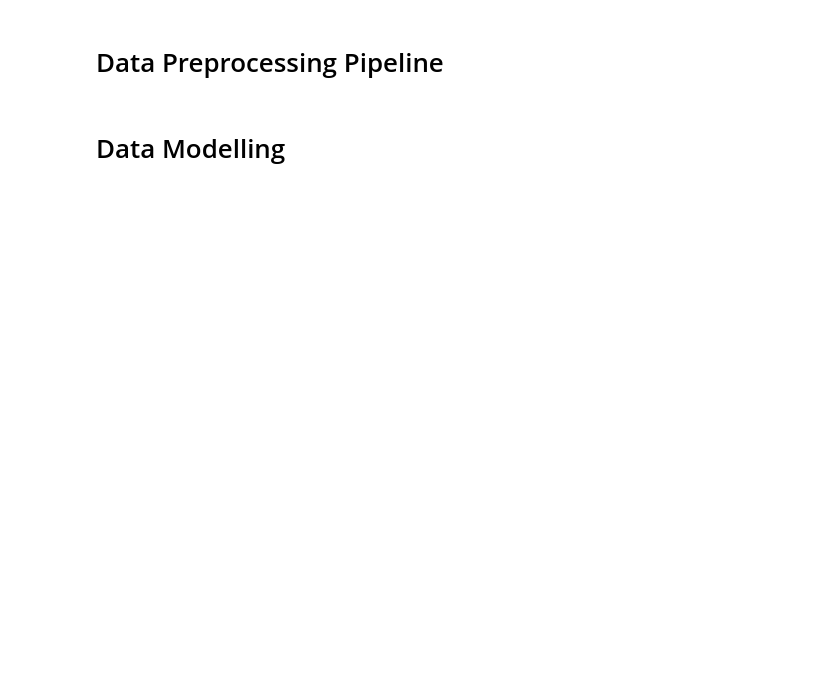
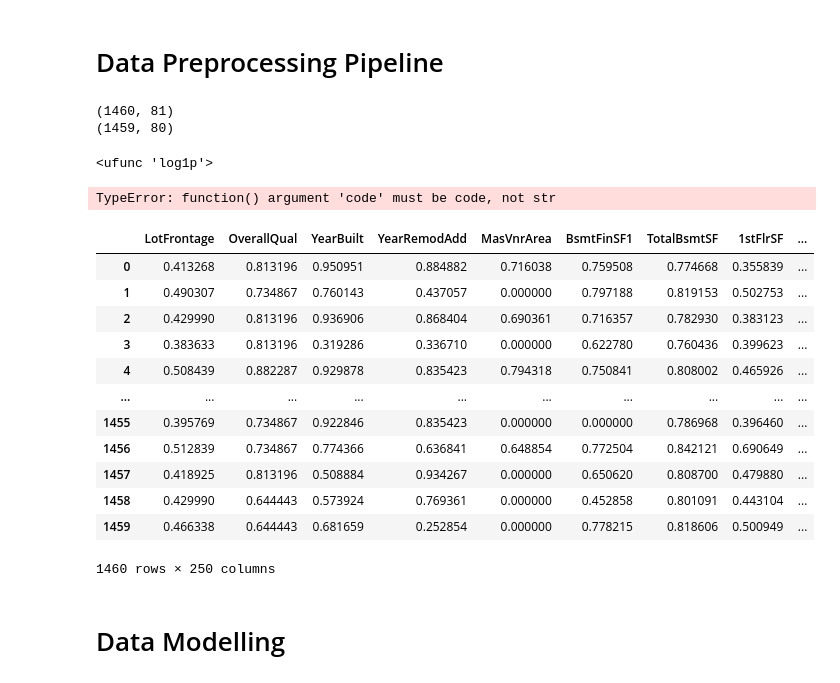
Before and after one commit to marcellinus-witarsah/house-prices-advanced-regression-techniques, a Jupyter notebook: notebooks/04-data-preparation-and-modelling.ipynb, the cells around one changed output. Saved outputs shown, nothing was run; the diff lists cells and outputs as text; code cells hidden in the pictures; blank space fills up the shorter version.

Commit message:
Update 04-data-preparation-and-modelling.ipynb
create class for train data preprocessing steps

```diff
--- a/notebooks/04-data-preparation-and-modelling.ipynb
+++ b/notebooks/04-data-preparation-and-modelling.ipynb
@@ -45,10 +47,30 @@ if check_path_existance(dataset_folder):
     train_df = pd.read_csv(os.path.join(dataset_folder, 'train.csv'))
     test_df = pd.read_csv(os.path.join(dataset_folder, 'test.csv'))
 # %%
-train_df.loc[:, ('MSSubClass')] = train_df.loc[:, ('MSSubClass')].astype(str)
-test_df.loc[:, ('MSSubClass')] = test_df.loc[:, ('MSSubClass')].astype(str)
+# train_df.loc[:, ('MSSubClass')] = train_df.loc[:, ('MSSubClass')].astype(str)
+# test_df.loc[:, ('MSSubClass')] = test_df.loc[:, ('MSSubClass')].astype(str)
 
 numerical_columns = train_df.select_dtypes(include=['int64', 'float64']).columns
 categorical_columns = train_df.select_dtypes(include=['object']).columns
 # %% [markdown]
 # Data Preprocessing Pipeline
+# %%
+class DataLoader:
+    @staticmethod
+    def load_data(path):
+        if os.path.exists(path):
+            return pd.read_csv(path)
+        return None
+# data
+train_data_path = os.path.join(project_dir, os.getenv('RAW_FOLDER'), 'house-prices-advanced-regression-techniques', 'train.csv')
+test_data_path = os.path.join(project_dir, os.getenv('RAW_FOLDER'), 'house-prices-advanced-regression-techniques', 'test.csv')
+
+print(DataLoader.load_data(train_data_path).shape)
+print(DataLoader.load_data(test_data_path).shape)
+# %% [output]
+(1460, 81)
+(1459, 80)
+# %%
+np.log1p
+# %% [output]
+<ufunc 'log1p'>
@@ -54,0 +97,10 @@ categorical_columns = train_df.select_dtypes(include=['object']).columns
+# %%
+class t(BaseDataPreprocessor):
+    def __init__(self):
+        pass
+
+# class TrainDataPreprocessor(BaseDataPreprocessor):
+#     def __init__(self):
+#         pass
+# %% [output]
+TypeError: function() argument 'code' must be code, not str
@@ -55,3 +245,20 @@ categorical_columns = train_df.select_dtypes(include=['object']).columns
+# %%
+data_preprocessor = DataPreprocessor(train_df.drop(columns=['SalePrice']))
+data_preprocessor.X_scaled
+# %% [output]
+|  | LotFrontage | OverallQual | YearBuilt | YearRemodAdd | MasVnrArea | BsmtFinSF1 | TotalBsmtSF | 1stFlrSF | ... |
+| 0 | 0.413268 | 0.813196 | 0.950951 | 0.884882 | 0.716038 | 0.759508 | 0.774668 | 0.355839 | ... |
+| 1 | 0.490307 | 0.734867 | 0.760143 | 0.437057 | 0.000000 | 0.797188 | 0.819153 | 0.502753 | ... |
+| 2 | 0.429990 | 0.813196 | 0.936906 | 0.868404 | 0.690361 | 0.716357 | 0.782930 | 0.383123 | ... |
+| 3 | 0.383633 | 0.813196 | 0.319286 | 0.336710 | 0.000000 | 0.622780 | 0.760436 | 0.399623 | ... |
+| 4 | 0.508439 | 0.882287 | 0.929878 | 0.835423 | 0.794318 | 0.750841 | 0.808002 | 0.465926 | ... |
+| ... | ... | ... | ... | ... | ... | ... | ... | ... | ... |
+| 1455 | 0.395769 | 0.734867 | 0.922846 | 0.835423 | 0.000000 | 0.000000 | 0.786968 | 0.396460 | ... |
+| 1456 | 0.512839 | 0.734867 | 0.774366 | 0.636841 | 0.648854 | 0.772504 | 0.842121 | 0.690649 | ... |
+| 1457 | 0.418925 | 0.813196 | 0.508884 | 0.934267 | 0.000000 | 0.650620 | 0.808700 | 0.479880 | ... |
+| 1458 | 0.429990 | 0.644443 | 0.573924 | 0.769361 | 0.000000 | 0.452858 | 0.801091 | 0.443104 | ... |
+| 1459 | 0.466338 | 0.644443 | 0.681659 | 0.252854 | 0.000000 | 0.778215 | 0.818606 | 0.500949 | ... |
+1460 rows × 250 columns
 # %%
 """Numerical Data Preprocessing"""
 class ColumnSelector(BaseEstimator, TransformerMixin):
```
Also changed, not shown: parts of 11 cells of this notebook.
